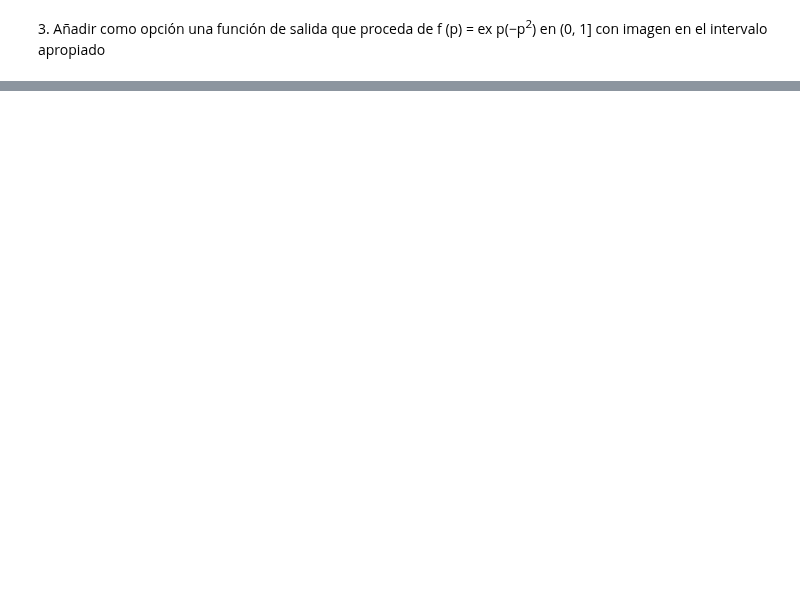
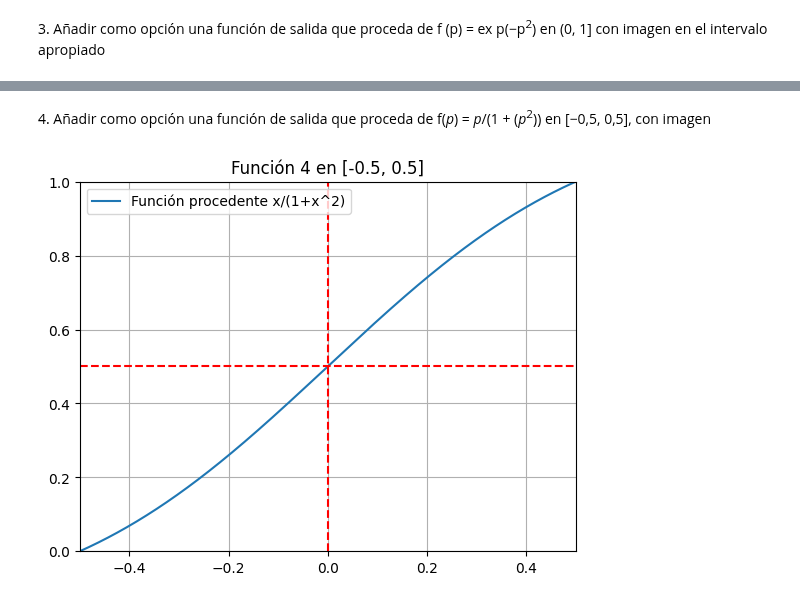
Before and after one commit to Apriea04/ComputacionNeuronalEvolutiva, a Jupyter notebook: Computación Evolutiva/Práctica 0/Pate 2.ipynb, the cells around one changed output, grey strips where cells are left out. Saved outputs shown, nothing was run; the diff lists cells and outputs as text; code cells hidden in the pictures; blank space fills up the shorter version.

```diff
--- a/Computación Evolutiva/Práctica 0/Pate 2.ipynb
+++ b/Computación Evolutiva/Práctica 0/Pate 2.ipynb
@@ -47,0 +137,35 @@ intervalo apropiado
+# %% [markdown]
+4\. Añadir como opción una función de salida que proceda de f(_p_) = _p_/(1 + (_p_<sup>2</sup>)) en [−0,5, 0,5], con imagen
+# %%
+# Función 4
+# Ya que no he encontrado un nombre común a esta función, la he llamado 'fun_p'
+def fun_p(x):
+    """Calcula el valor de la función f(x) = 1/(1 + x^2), con
+    imagen entre 0 y 1.
+    Precondiciones: x ∈ [-0.5, 0.5]"""
+
+    def p(x):
+        return x / (1 + x**2)
+
+    # Normalización de la imagen al intervalo [0,1]
+    return (p(x) - p(-0.5)) * (1 - 0) / (p(0.5) - p(-0.5))
+
+# Representamos esta función en el intervalo correspondiente para
+# cerciorarnos de su correcta definición:
+
+x = np.linspace(-0.5, 0.5, 1000)
+f_x = [fun_p(i) for i in x]
+
+plt.plot(x, f_x)
+plt.title("Función 4 en [-0.5, 0.5]")
+plt.axvline(x=0, color="r", linestyle="--")
+plt.axhline(y=0.5, color="r", linestyle="--")
+
+plt.xlim(-0.5, 0.5)
+plt.ylim(0, 1)
+
+plt.grid()
+plt.legend(["Función procedente x/(1+x^2)"])
+plt.show()
+# %% [output]
+[figure, added]
```
Also changed, not shown: parts of 7 cells of this notebook, 1 other file.
